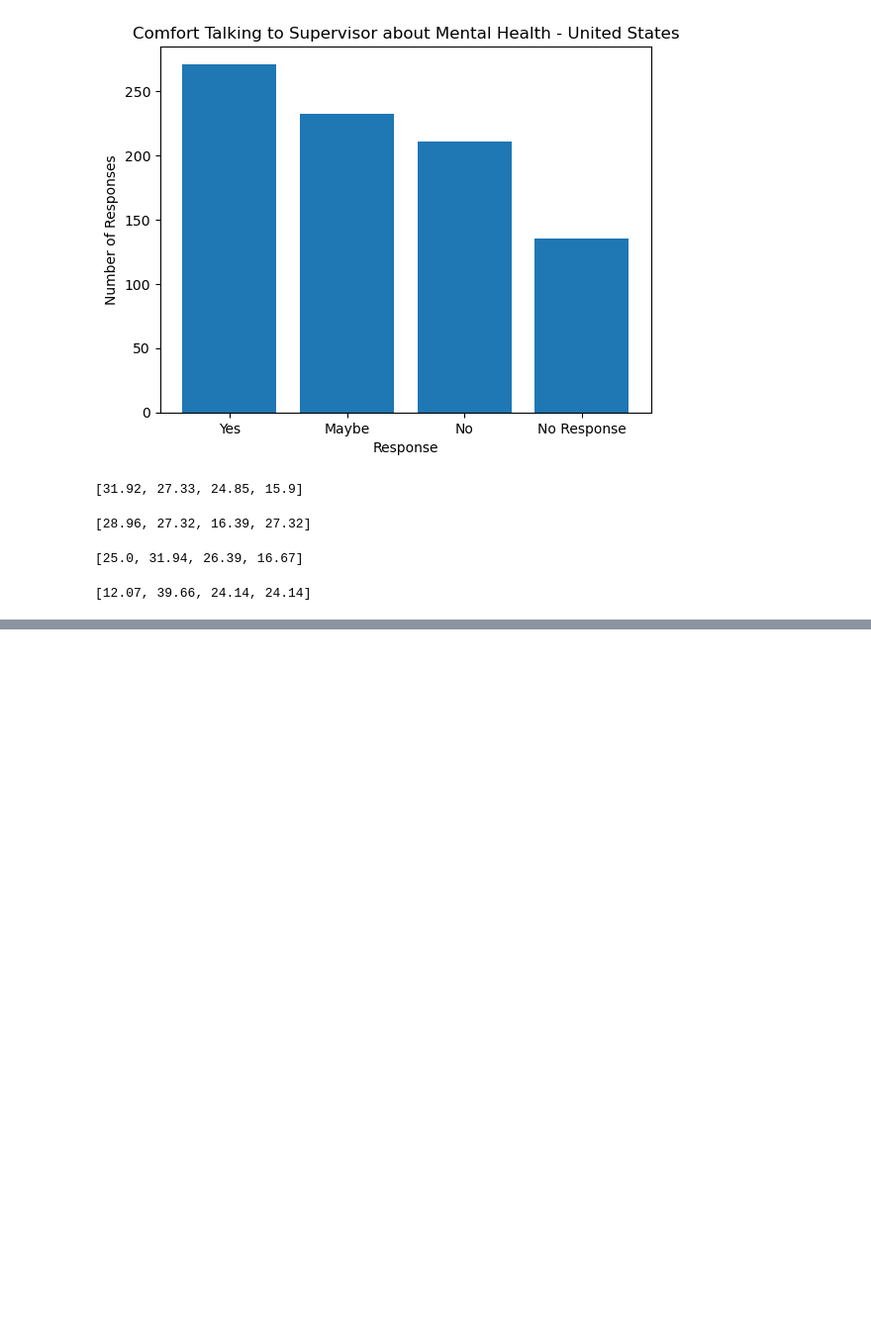
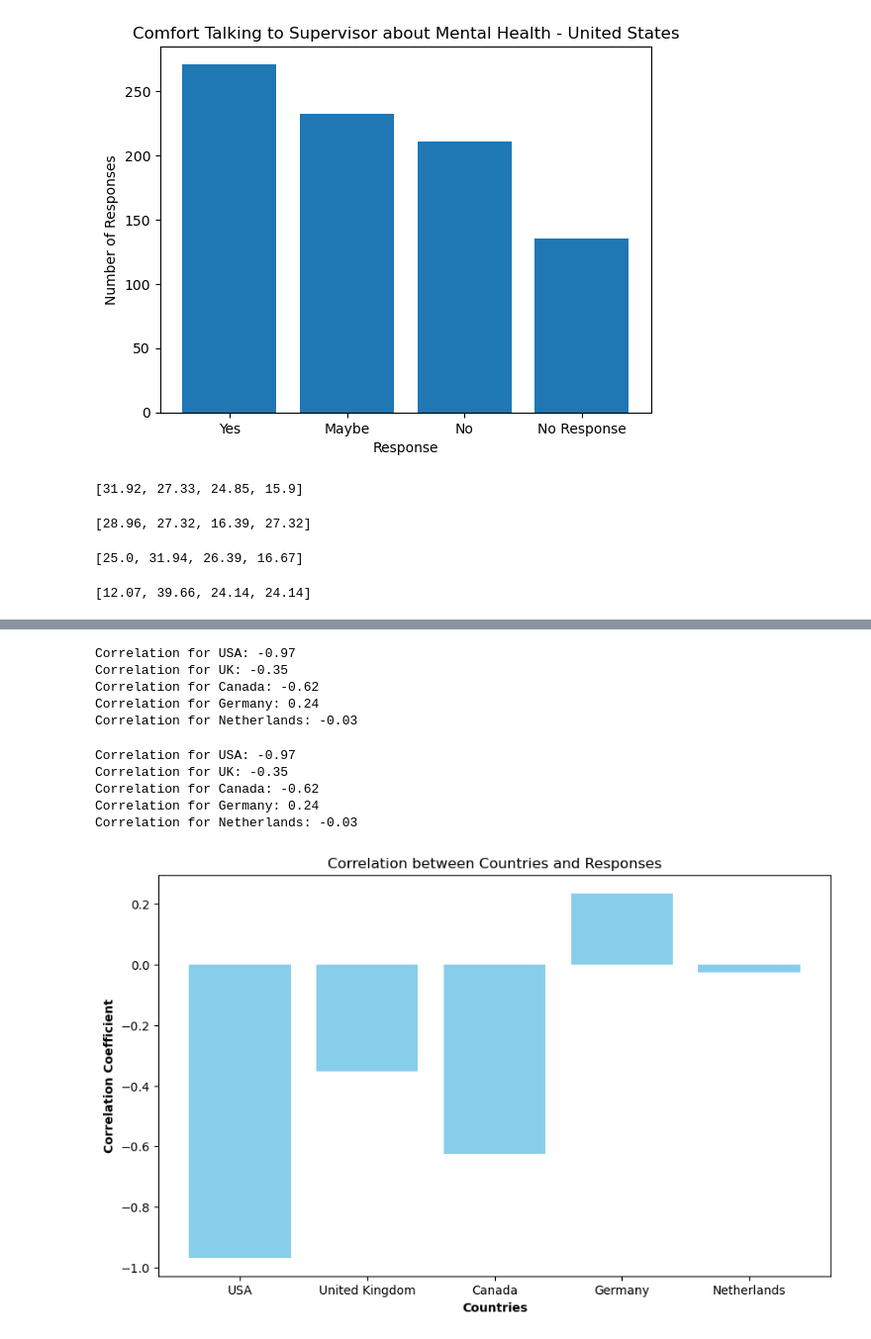
Before and after one commit to SecondHandSushi/Project-1-Mental-Tech, a Jupyter notebook: Country Analysis.ipynb, the cells around one changed output, grey strips where cells are left out. Shown: that part at 99% size. Saved outputs shown, nothing was run; the diff lists cells and outputs as text; code cells hidden in the pictures; blank space fills up the shorter version.

Commit message:
Correlation Chart

```diff
--- a/Country Analysis.ipynb
+++ b/Country Analysis.ipynb
@@ -285 +287,80 @@ SyntaxError: invalid decimal literal (3707384189.py, line 5)
+# %%
+# List for countries
+countries = ['USA', 'United Kingdom', 'Canada', 'Germany', 'Netherlands']
+
+# Responses for each country
+usa_responses = [31.92, 27.33, 24.85, 15.9]
+uk_responses = [28.96, 27.32, 16.39, 27.32]
+canada_responses = [25.0, 31.94, 26.39, 16.67]
+germany_responses = [12.07, 39.66, 24.14, 24.14]
+netherlands_responses = [34.04, 17.02, 14.89, 34.04]
+
+# Calculate Pearson correlation coefficient for each country
+correlation_usa, _ = pearsonr(usa_responses, range(len(usa_responses)))
+correlation_uk, _ = pearsonr(uk_responses, range(len(uk_responses)))
+correlation_canada, _ = pearsonr(canada_responses, range(len(canada_responses)))
+correlation_germany, _ = pearsonr(germany_responses, range(len(germany_responses)))
+correlation_netherlands, _ = pearsonr(netherlands_responses, range(len(netherlands_responses)))
+
+# Print the correlations
+print(f'Correlation for USA: {correlation_usa:.2f}')
+print(f'Correlation for UK: {correlation_uk:.2f}')
+print(f'Correlation for Canada: {correlation_canada:.2f}')
+print(f'Correlation for Germany: {correlation_germany:.2f}')
+print(f'Correlation for Netherlands: {correlation_netherlands:.2f}')
+# %% [output]
+Correlation for USA: -0.97
+Correlation for UK: -0.35
+Correlation for Canada: -0.62
+Correlation for Germany: 0.24
+Correlation for Netherlands: -0.03
+# %%
+# List for countries
+countries = ['USA', 'United Kingdom', 'Canada', 'Germany', 'Netherlands']
+
+# Responses for each country
+usa_responses = [31.92, 27.33, 24.85, 15.9]
+uk_responses = [28.96, 27.32, 16.39, 27.32]
+canada_responses = [25.0, 31.94, 26.39, 16.67]
+germany_responses = [12.07, 39.66, 24.14, 24.14]
+netherlands_responses = [34.04, 17.02, 14.89, 34.04]
+
+# Calculate Pearson correlation coefficient for each country
+correlation_usa, _ = pearsonr(usa_responses, range(len(usa_responses)))
+correlation_uk, _ = pearsonr(uk_responses, range(len(uk_responses)))
+correlation_canada, _ = pearsonr(canada_responses, range(len(canada_responses)))
+correlation_germany, _ = pearsonr(germany_responses, range(len(germany_responses)))
+correlation_netherlands, _ = pearsonr(netherlands_responses, range(len(netherlands_responses)))
+
+# Print the correlations
+print(f'Correlation for USA: {correlation_usa:.2f}')
+print(f'Correlation for UK: {correlation_uk:.2f}')
+print(f'Correlation for Canada: {correlation_canada:.2f}')
+print(f'Correlation for Germany: {correlation_germany:.2f}')
+print(f'Correlation for Netherlands: {correlation_netherlands:.2f}')
+
+# Set up the figure and axis for the bar chart
+fig, ax = plt.subplots(figsize=(10, 6))
+
+# Plot the bar chart
+correlation_values = [correlation_usa, correlation_uk, correlation_canada, correlation_germany, correlation_netherlands]
+plt.bar(countries, correlation_values, color='skyblue')
+
+# Customize the plot
+plt.xlabel('Countries', fontweight='bold')
+plt.ylabel('Correlation Coefficient', fontweight='bold')
+plt.title('Correlation between Countries and Responses')
+
+#Save the figure
+plt.savefig("Figures/Top_5_Countries_Correlation.png")
+
+# Show the plot
+plt.show()
+# %% [output]
+Correlation for USA: -0.97
+Correlation for UK: -0.35
+Correlation for Canada: -0.62
+Correlation for Germany: 0.24
+Correlation for Netherlands: -0.03
+[figure, added]
 # %%
```
Also changed, not shown: parts of 3 cells of this notebook, 2 other files.
